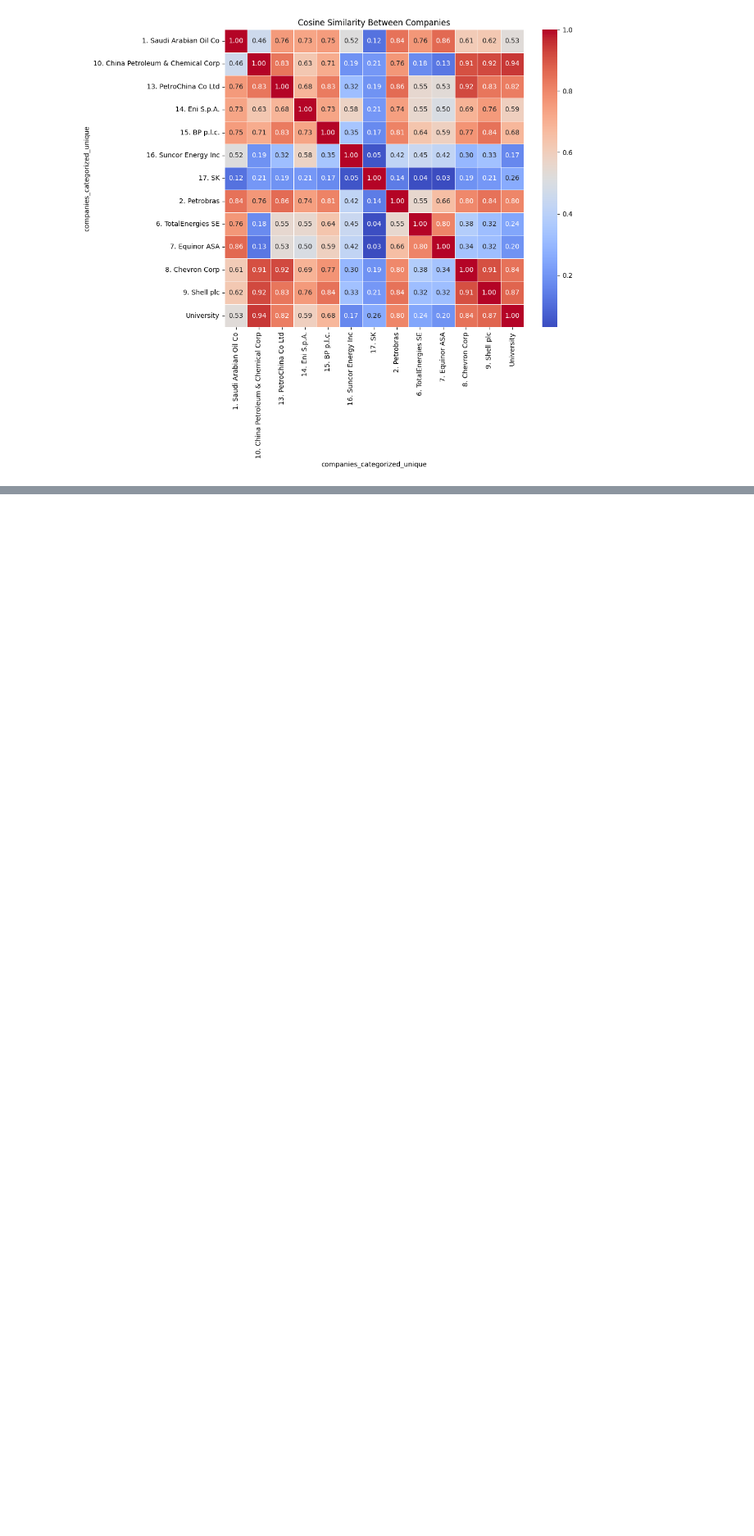
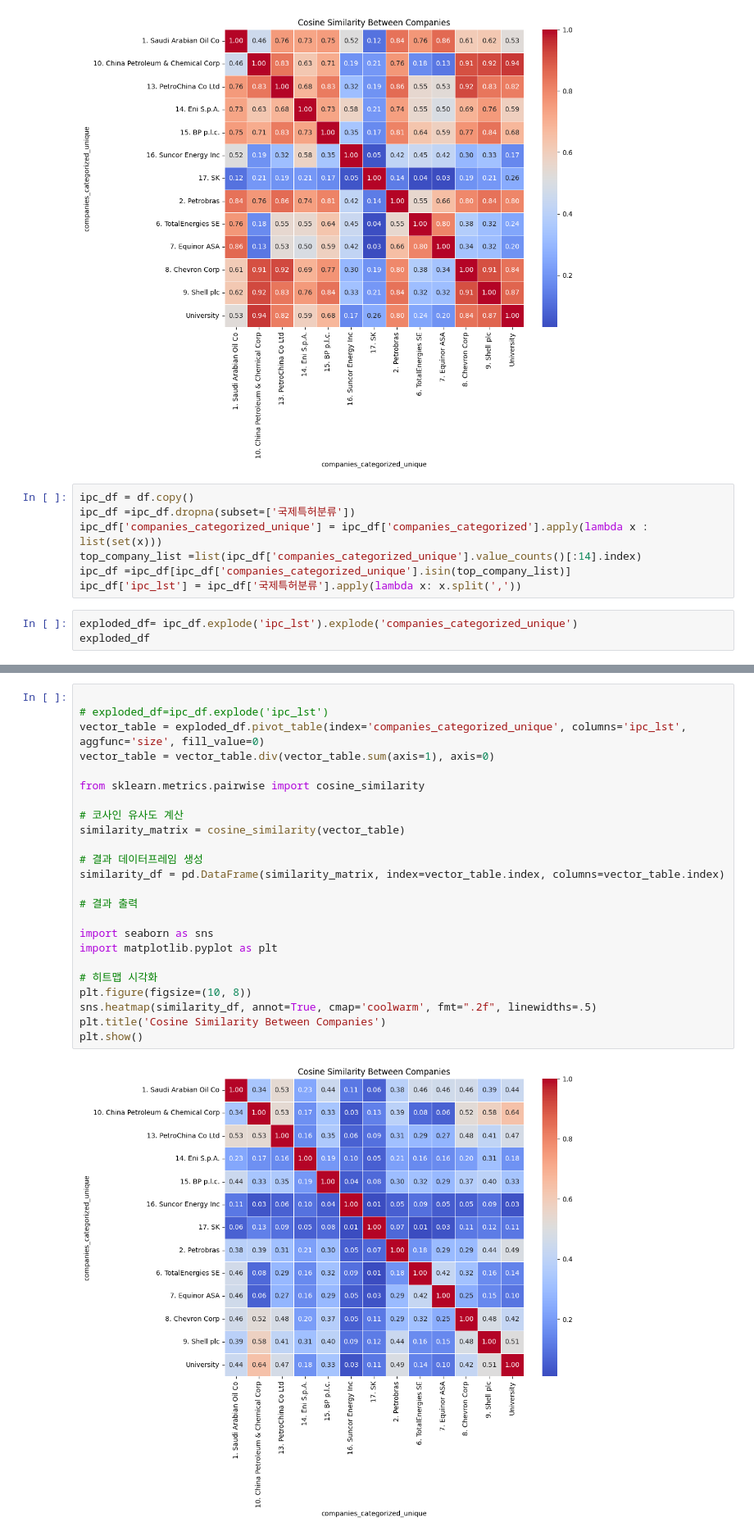
Before and after one commit to kangsunwoo827/tech_pred, a Jupyter notebook: top_oil_data.ipynb, the cells around one changed output, grey strips where cells are left out. Shown at 82% size. Drawn from its saved outputs; the diff is of its cells as text; blank space fills up the shorter version.

```diff
--- a/top_oil_data.ipynb
+++ b/top_oil_data.ipynb
@@ -780,3 +797,13 @@ plt.title('Cosine Similarity Between Companies')
 plt.show()
 # %% [output]
 [figure]
+# %%
+ipc_df = df.copy()
+ipc_df =ipc_df.dropna(subset=['국제특허분류'])
+ipc_df['companies_categorized_unique'] = ipc_df['companies_categorized'].apply(lambda x : list(set(x)))
+top_company_list =list(ipc_df['companies_categorized_unique'].value_counts()[:14].index)
+ipc_df =ipc_df[ipc_df['companies_categorized_unique'].isin(top_company_list)]
+ipc_df['ipc_lst'] = ipc_df['국제특허분류'].apply(lambda x: x.split(','))
+# %%
+exploded_df= ipc_df.explode('ipc_lst').explode('companies_categorized_unique')
+exploded_df
@@ -782,0 +824,26 @@ plt.show()
+# %%
+
+# exploded_df=ipc_df.explode('ipc_lst')
+vector_table = exploded_df.pivot_table(index='companies_categorized_unique', columns='ipc_lst', aggfunc='size', fill_value=0)
+vector_table = vector_table.div(vector_table.sum(axis=1), axis=0)
+
+from sklearn.metrics.pairwise import cosine_similarity
+
+# 코사인 유사도 계산
+similarity_matrix = cosine_similarity(vector_table)
+
+# 결과 데이터프레임 생성
+similarity_df = pd.DataFrame(similarity_matrix, index=vector_table.index, columns=vector_table.index)
+
+# 결과 출력
+
+import seaborn as sns
+import matplotlib.pyplot as plt
+
+# 히트맵 시각화
+plt.figure(figsize=(10, 8))
+sns.heatmap(similarity_df, annot=True, cmap='coolwarm', fmt=".2f", linewidths=.5)
+plt.title('Cosine Similarity Between Companies')
+plt.show()
+# %% [output]
+[figure, added]
```
Also changed, not shown: parts of 35 cells of this notebook, 1 other file.
